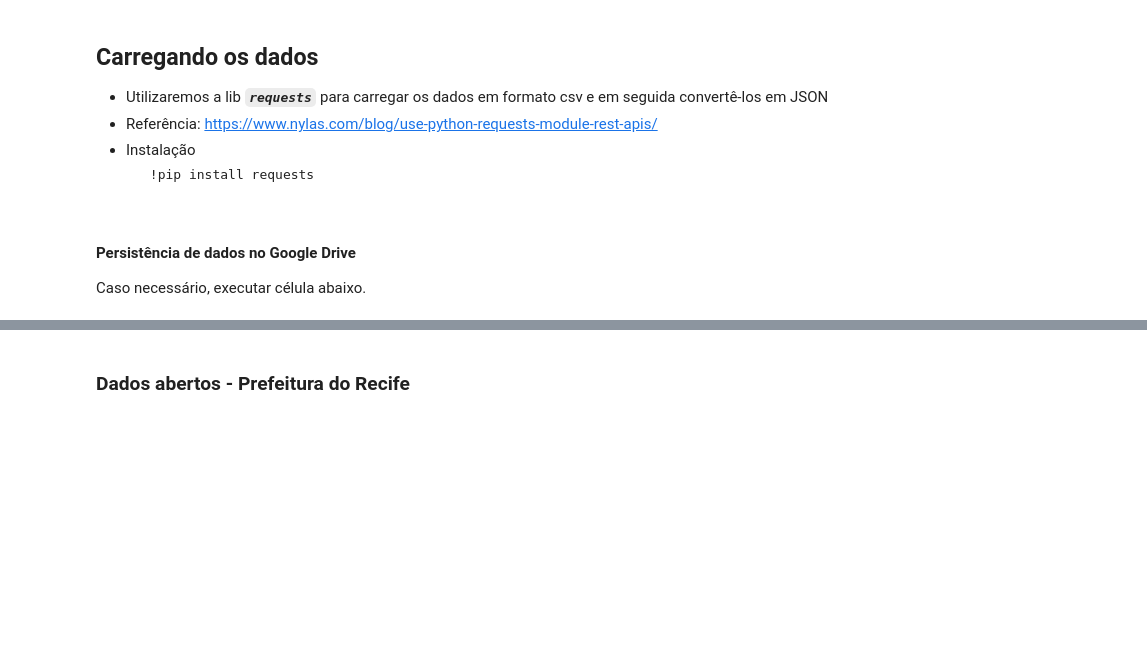
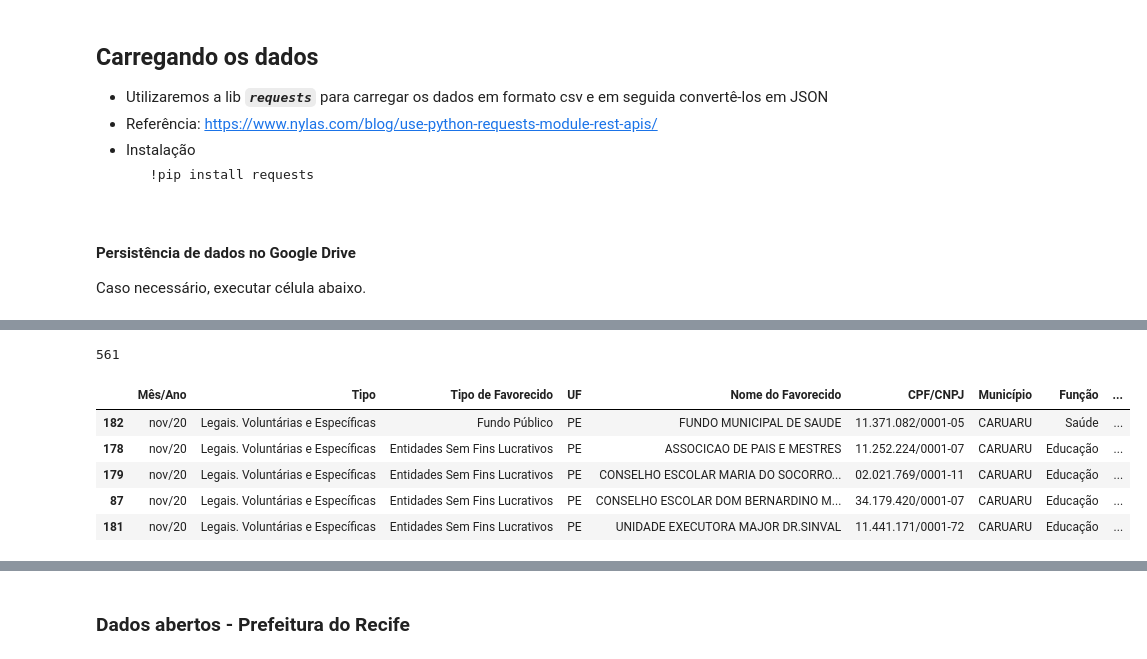
Before and after one commit to marcosw1998/Data-Science, a Jupyter notebook: Analysis_Notebook/covid_spends_brazil.ipynb, the cells around one changed output, grey strips where cells are left out. Drawn from its saved outputs; the diff is of its cells as text; code cells hidden in the pictures; blank space fills up the shorter version.

```diff
--- a/Analysis_Notebook/covid_spends_brazil.ipynb
+++ b/Analysis_Notebook/covid_spends_brazil.ipynb
@@ -38,0 +48,12 @@ dados_tcu = requests.get("http://www.portaltransparencia.gov.br/coronavirus").js
+# %%
+#Validando os dados do dataset invest_covidPe
+print(len(invest_covidPe))
+invest_covidPe.sort_values("Município").head()
+# %% [output]
+561
+|  | Mês/Ano | Tipo | Tipo de Favorecido | UF | Nome do Favorecido | CPF/CNPJ | Município | Função | ... |
+| 182 | nov/20 | Legais. Voluntárias e Específicas | Fundo Público | PE | FUNDO MUNICIPAL DE SAUDE | 11.371.082/0001-05 | CARUARU | Saúde | ... |
+| 178 | nov/20 | Legais. Voluntárias e Específicas | Entidades Sem Fins Lucrativos | PE | ASSOCICAO DE PAIS E MESTRES | 11.252.224/0001-07 | CARUARU | Educação | ... |
+| 179 | nov/20 | Legais. Voluntárias e Específicas | Entidades Sem Fins Lucrativos | PE | CONSELHO ESCOLAR MARIA DO SOCORRO... | 02.021.769/0001-11 | CARUARU | Educação | ... |
+| 87 | nov/20 | Legais. Voluntárias e Específicas | Entidades Sem Fins Lucrativos | PE | CONSELHO ESCOLAR DOM BERNARDINO M... | 34.179.420/0001-07 | CARUARU | Educação | ... |
+| 181 | nov/20 | Legais. Voluntárias e Específicas | Entidades Sem Fins Lucrativos | PE | UNIDADE EXECUTORA MAJOR DR.SINVAL | 11.441.171/0001-72 | CARUARU | Educação | ... |
```
Also changed, not shown: parts of 22 cells of this notebook.
